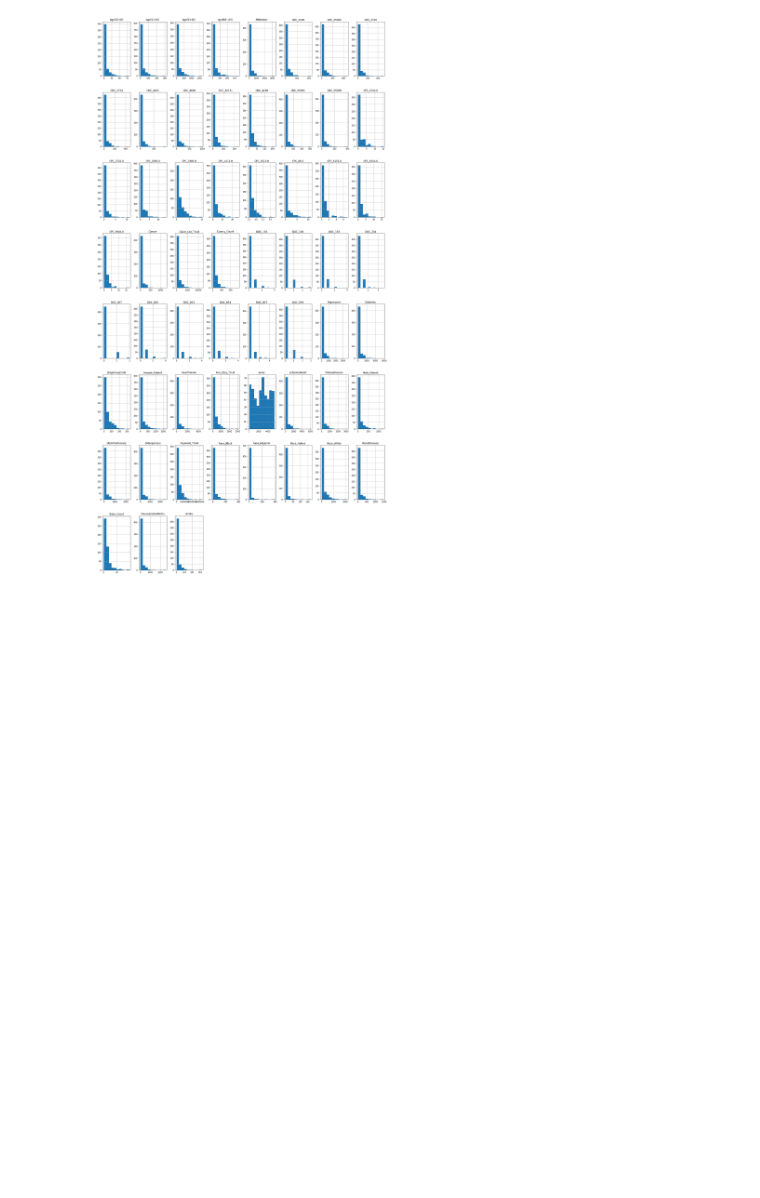
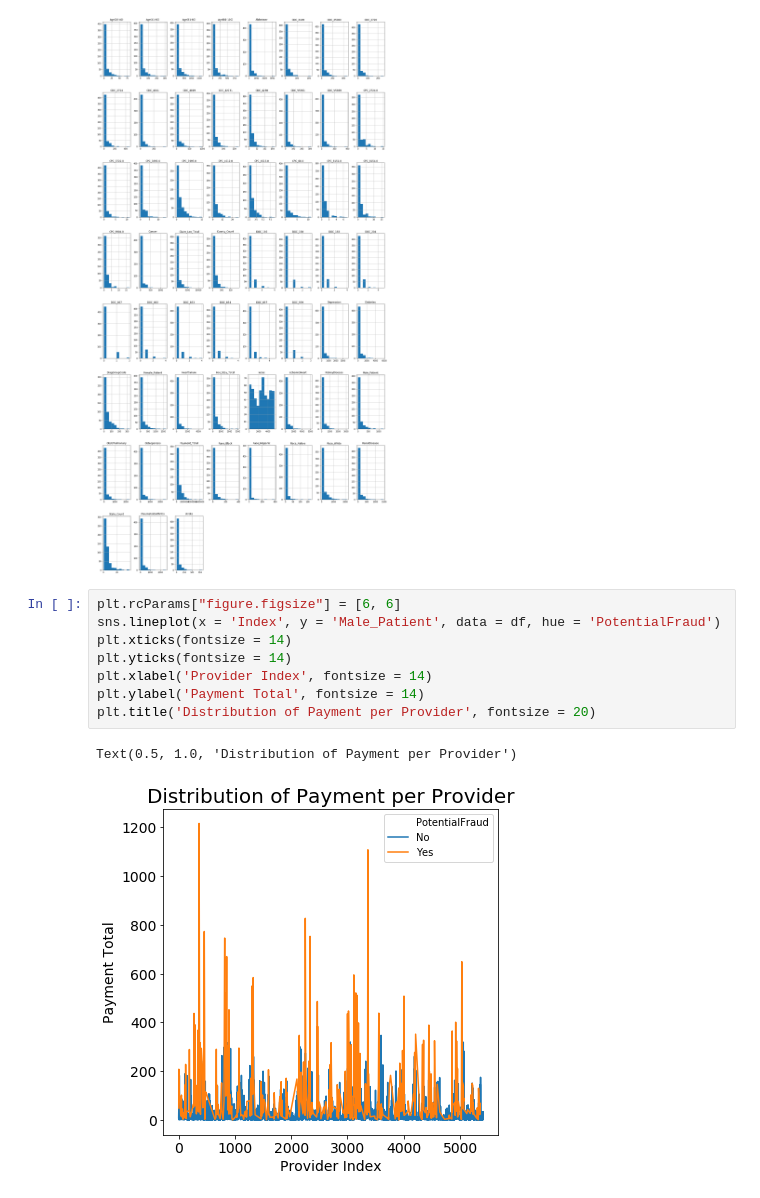
Before and after one commit to SubornaN/Health_Care_Fraud_Detection, a Jupyter notebook: Provider_EDA.ipynb, the cells around one changed output. Saved outputs shown, nothing was run; the diff lists cells and outputs as text; blank space fills up the shorter version.

```diff
--- a/Provider_EDA.ipynb
+++ b/Provider_EDA.ipynb
@@ -199,3 +300,14 @@ array([[<matplotlib.axes._subplots.AxesSubplot object at 0x...>,
         <matplotlib.axes._subplots.AxesSubplot object at 0x...>]],
       dtype=object)
 [figure]
+# %%
+plt.rcParams["figure.figsize"] = [6, 6]
+sns.lineplot(x = 'Index', y = 'Male_Patient', data = df, hue = 'PotentialFraud')
+plt.xticks(fontsize = 14)
+plt.yticks(fontsize = 14)
+plt.xlabel('Provider Index', fontsize = 14)
+plt.ylabel('Payment Total', fontsize = 14)
+plt.title('Distribution of Payment per Provider', fontsize = 20)
+# %% [output]
+Text(0.5, 1.0, 'Distribution of Payment per Provider')
+[figure, added]
```
Also changed, not shown: parts of 41 cells of this notebook.
